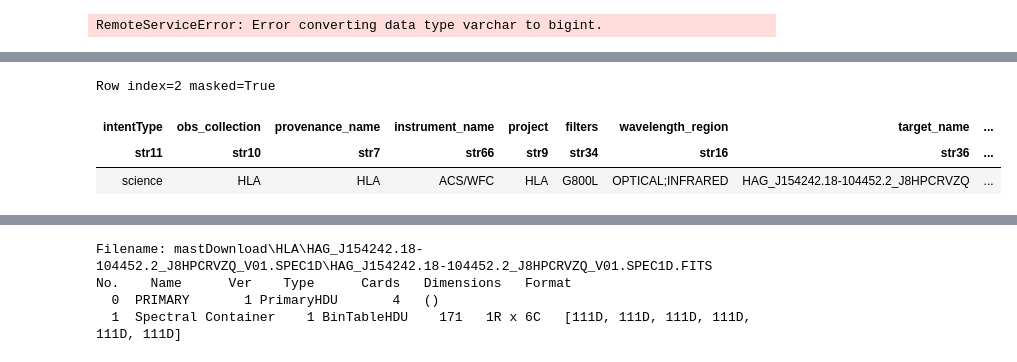
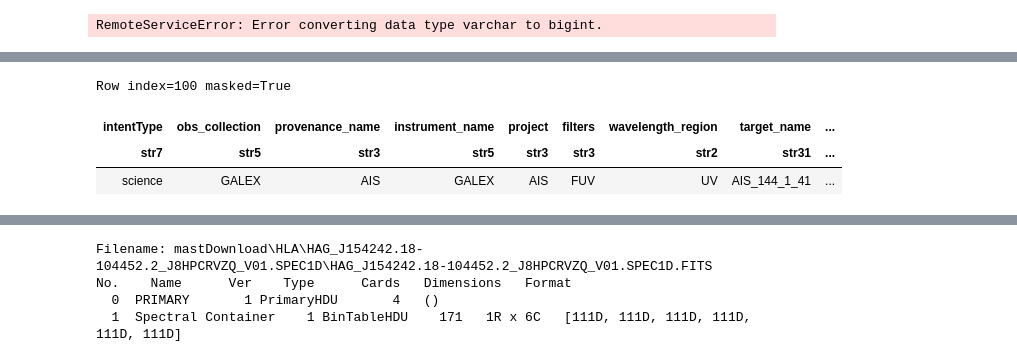
Before and after one commit to mapsm12/GETspectrum, a Jupyter notebook: RBMEASURE.ipynb, the cells around one changed output, grey strips where cells are left out. Cells and saved outputs as stored; diff of their text form; code cells hidden in the pictures.

```diff
--- a/RBMEASURE.ipynb
+++ b/RBMEASURE.ipynb
@@ -954,7 +954,8 @@ from astroquery.mast import Observations
 
 def search_hst_spectrum(star_name):
     # Buscar observaciones de espectros estelares en MAST por el nombre de la estrella
-    observations = Observations.query_criteria(target_name=star_name, obs_collection='*', dataproduct_type='spectrum')
+    # observations = Observations.query_criteria(target_name=star_name, obs_collection='*', dataproduct_type='spectrum')
+    observations = Observations.query_criteria(target_name=star_name, obs_collection='*', dataproduct_type='image')
 
     return observations
 
@@ -995,11 +993,13 @@ Row index=0 masked=True
 # %%
-a=observations[observations["obs_collection"]=='HLA'][2]
+# a=observations[observations["obs_collection"]=='HLA'][2]
+# a
+a=observations[100]
 a
 # %% [output]
-Row index=2 masked=True
+Row index=100 masked=True
 | intentType | obs_collection | provenance_name | instrument_name | project | filters | wavelength_region | target_name | ... |
-| str11 | str10 | str7 | str66 | str9 | str34 | str16 | str36 | ... |
-| science | HLA | HLA | ACS/WFC | HLA | G800L | OPTICAL;INFRARED | HAG_J154242.18-104452.2_J8HPCRVZQ | ... |
+| str7 | str5 | str3 | str5 | str3 | str3 | str2 | str31 | ... |
+| science | GALEX | AIS | GALEX | AIS | FUV | UV | AIS_144_1_41 | ... |
 # %%
 product_list = Observations.get_product_list(a)
 # product_list = product_list['obs_id'][0]  # Obtener el primer elemento de la columna 'obsID'
```
Also changed, not shown: parts of 4 cells of this notebook.
